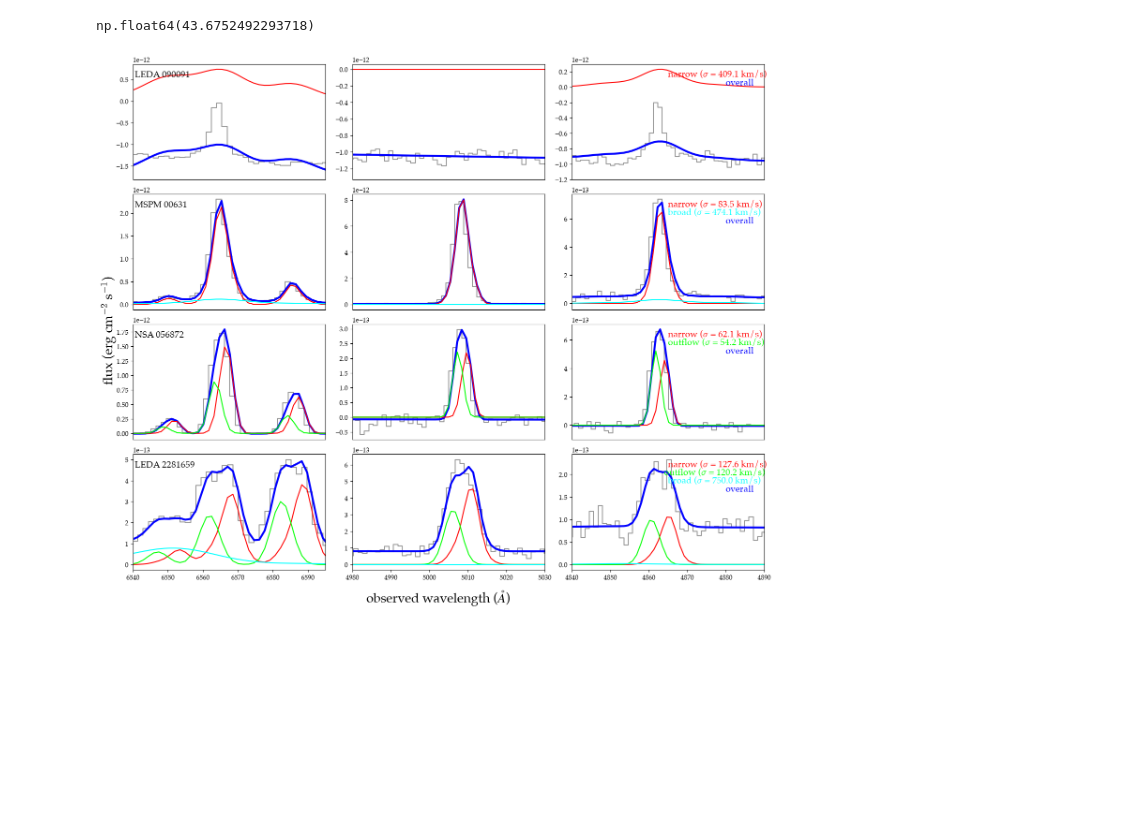
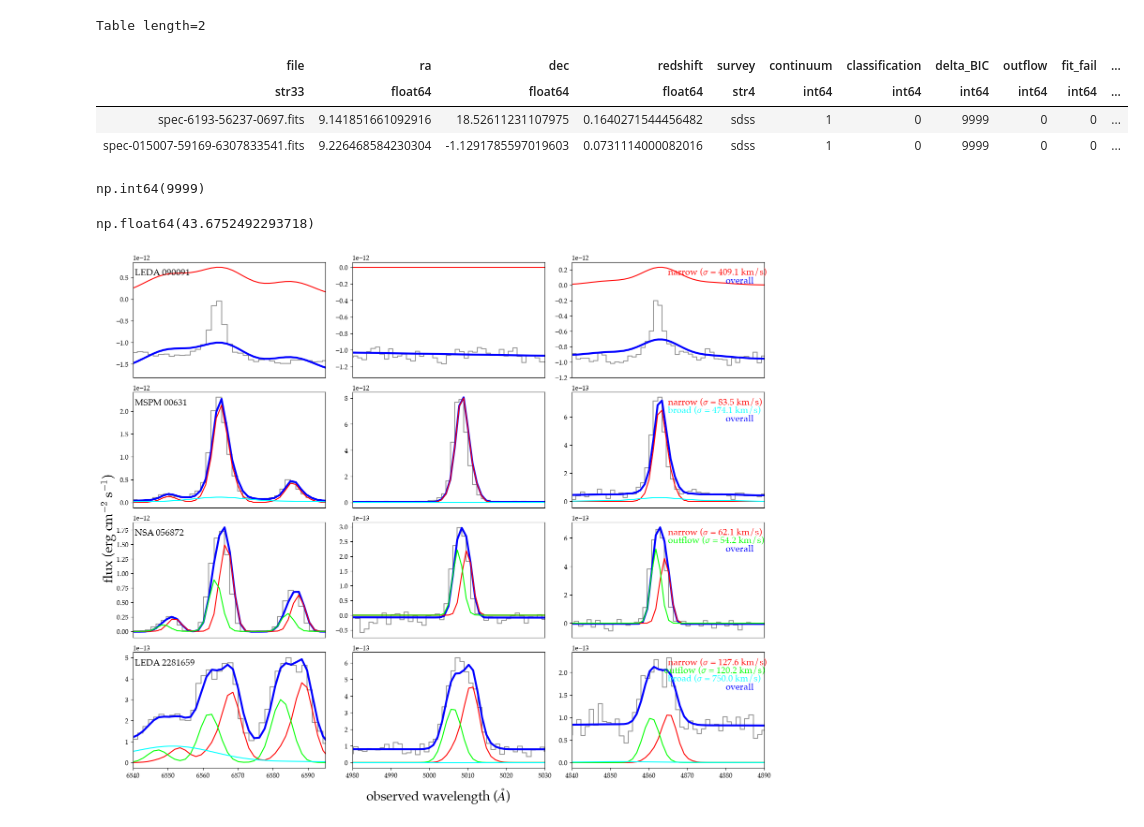
Before and after one commit to cassiemetzger/nburst_fittingscript, a Jupyter notebook: script_proto.ipynb, the cells around one changed output. Saved outputs shown, nothing was run; the diff lists cells and outputs as text; code cells hidden in the pictures; blank space fills up the shorter version.

```diff
--- a/script_proto.ipynb
+++ b/script_proto.ipynb
@@ -12,3 +30,17 @@ import matplotlib.gridspec as gridspec
+# %%
+t = ascii.read("output.txt")
+# %%
+t
+# %% [output]
+Table length=2
+| file | ra | dec | redshift | survey | continuum | classification | delta_BIC | outflow | fit_fail | ... |
+| str33 | float64 | float64 | float64 | str4 | int64 | int64 | int64 | int64 | int64 | ... |
+| spec-6193-56237-0697.fits | 9.141851661092916 | 18.52611231107975 | 0.1640271544456482 | sdss | 1 | 0 | 9999 | 0 | 0 | ... |
+| spec-015007-59169-6307833541.fits | 9.226468584230304 | -1.1291785597019603 | 0.0731114000082016 | sdss | 1 | 0 | 9999 | 0 | 0 | ... |
+# %%
+imbh['sdss field'][1]
+# %% [output]
+np.int64(9999)
 # %%
 plt.rcParams.update({
     "mathtext.fontset": "cm",
```
Also changed, not shown: parts of 4 cells of this notebook, 4 other files.
